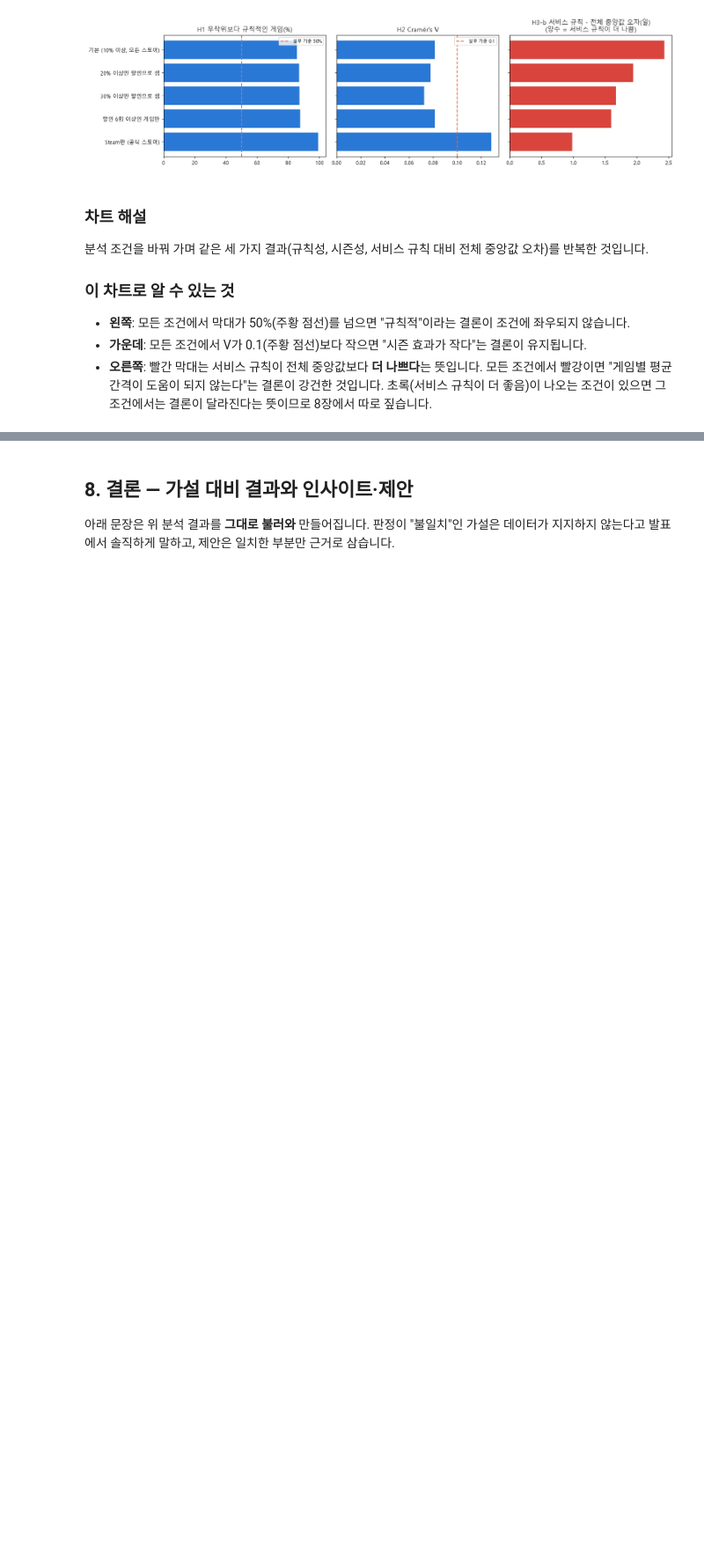
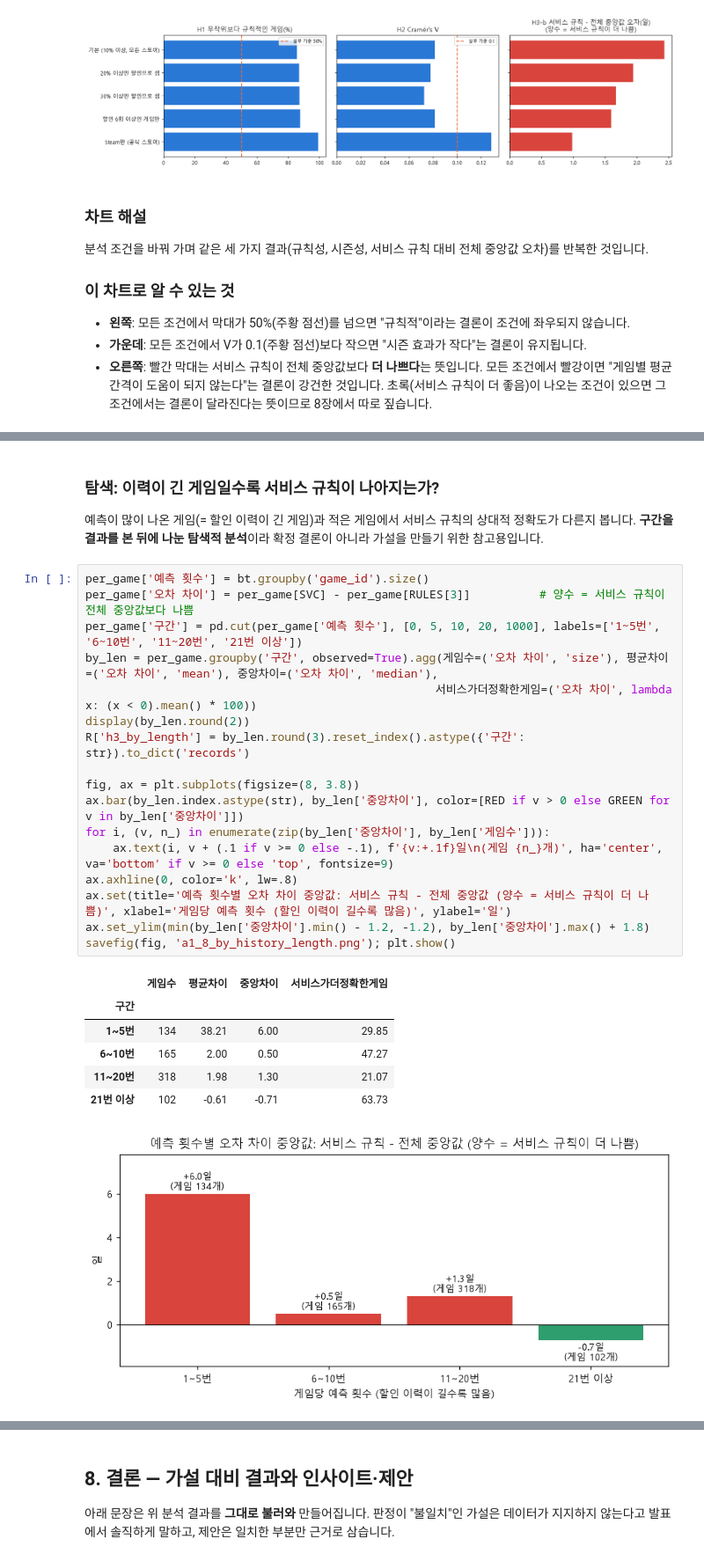
Before and after one commit to jyk222000/game-nuri, a Jupyter notebook: analysis/notebooks/executed/01_A1_할인패턴예측_실행결과.ipynb, the cells around one changed output, grey strips where cells are left out. Shown at 88% size. Cells and saved outputs as stored; diff of their text form; blank space fills up the shorter version.

```diff
--- a/analysis/notebooks/executed/01_A1_할인패턴예측_실행결과.ipynb
+++ b/analysis/notebooks/executed/01_A1_할인패턴예측_실행결과.ipynb
@@ -635,0 +864,28 @@ savefig(fig, 'a1_6_robustness.png'); plt.show()
+# %% [markdown]
+### 탐색: 이력이 긴 게임일수록 서비스 규칙이 나아지는가?
+예측이 많이 나온 게임(= 할인 이력이 긴 게임)과 적은 게임에서 서비스 규칙의 상대적 정확도가 다른지 봅니다. **구간을 결과를 본 뒤에 나눈 탐색적 분석**이라 확정 결론이 아니라 가설을 만들기 위한 참고용입니다.
+# %%
+per_game['예측 횟수'] = bt.groupby('game_id').size()
+per_game['오차 차이'] = per_game[SVC] - per_game[RULES[3]]          # 양수 = 서비스 규칙이 전체 중앙값보다 나쁨
+per_game['구간'] = pd.cut(per_game['예측 횟수'], [0, 5, 10, 20, 1000], labels=['1~5번', '6~10번', '11~20번', '21번 이상'])
+by_len = per_game.groupby('구간', observed=True).agg(게임수=('오차 차이', 'size'), 평균차이=('오차 차이', 'mean'), 중앙차이=('오차 차이', 'median'),
+                                                   서비스가더정확한게임=('오차 차이', lambda x: (x < 0).mean() * 100))
+display(by_len.round(2))
+R['h3_by_length'] = by_len.round(3).reset_index().astype({'구간': str}).to_dict('records')
+
+fig, ax = plt.subplots(figsize=(8, 3.8))
+ax.bar(by_len.index.astype(str), by_len['중앙차이'], color=[RED if v > 0 else GREEN for v in by_len['중앙차이']])
+for i, (v, n_) in enumerate(zip(by_len['중앙차이'], by_len['게임수'])):
+    ax.text(i, v + (.1 if v >= 0 else -.1), f'{v:+.1f}일\n(게임 {n_}개)', ha='center', va='bottom' if v >= 0 else 'top', fontsize=9)
+ax.axhline(0, color='k', lw=.8)
+ax.set(title='예측 횟수별 오차 차이 중앙값: 서비스 규칙 - 전체 중앙값 (양수 = 서비스 규칙이 더 나쁨)', xlabel='게임당 예측 횟수 (할인 이력이 길수록 많음)', ylabel='일')
+ax.set_ylim(min(by_len['중앙차이'].min() - 1.2, -1.2), by_len['중앙차이'].max() + 1.8)
+savefig(fig, 'a1_8_by_history_length.png'); plt.show()
+# %% [output]
+|  | 게임수 | 평균차이 | 중앙차이 | 서비스가더정확한게임 |
+| 구간 |  |  |  |  |
+| 1~5번 | 134 | 38.21 | 6.00 | 29.85 |
+| 6~10번 | 165 | 2.00 | 0.50 | 47.27 |
+| 11~20번 | 318 | 1.98 | 1.30 | 21.07 |
+| 21번 이상 | 102 | -0.61 | -0.71 | 63.73 |
+[figure, added]
```
Also changed, not shown: parts of 29 cells of this notebook, 8 other files.
